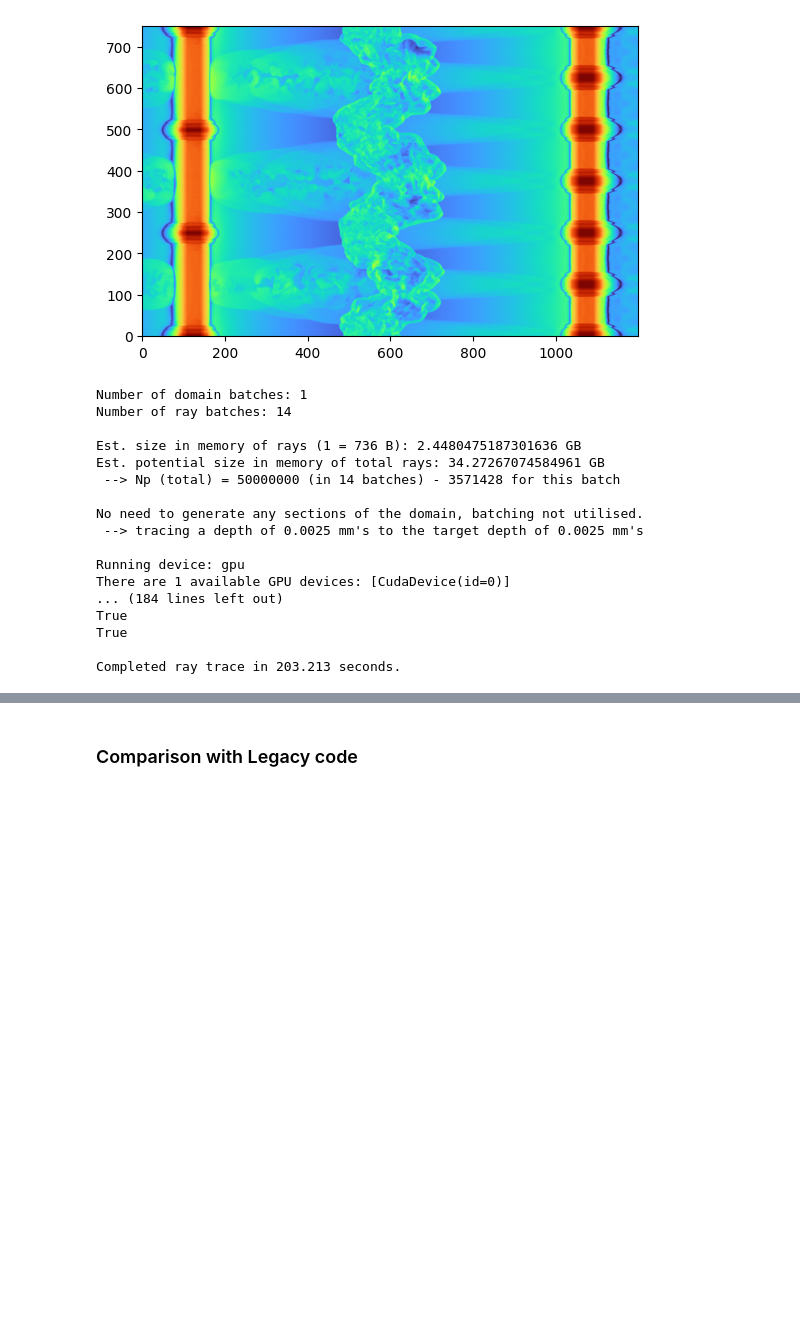
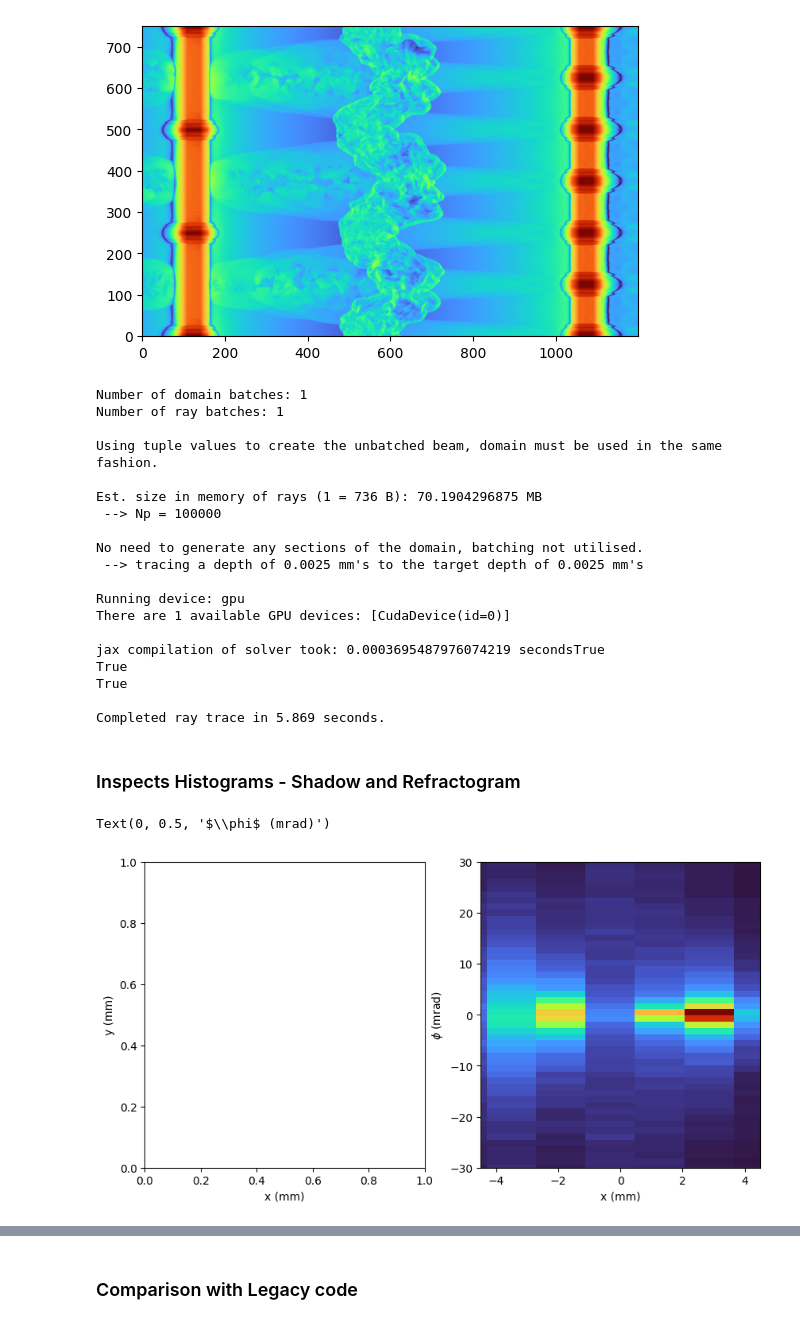
Before and after one commit to MAGPIE-ICL/SLOTH, a Jupyter notebook: examples/02.example_mesh_mesh_turbulence.ipynb, the cells around one changed output, grey strips where cells are left out. Saved outputs shown, nothing was run; the diff lists cells and outputs as text; code cells hidden in the pictures; blank space fills up the shorter version.

```diff
--- a/examples/02.example_mesh_mesh_turbulence.ipynb
+++ b/examples/02.example_mesh_mesh_turbulence.ipynb
@@ -158,25 +159,64 @@ ne_extent      =  probing_extent  # so the beam knows where to initialise initia
 divergence     =  0.1e-3
 beam_type      =  "rectangular"
 
-rf, _, duration = p.solve((beam_size, divergence, ne_extent, probing_direction, beam_type, False), domain, probing_extent, verbose = False)
+rf_jax, _, duration = p.solve((beam_size, divergence, ne_extent, probing_direction, beam_type, False), domain, probing_extent, verbose = False)
 # %% [output]
 Number of domain batches: 1
-Number of ray batches: 14
+Number of ray batches: 1
 
-Est. size in memory of rays (1 = 736 B): 2.4480475187301636 GB
-Est. potential size in memory of total rays: 34.27267074584961 GB
- --> Np (total) = 50000000 (in 14 batches) - 3571428 for this batch
+Using tuple values to create the unbatched beam, domain must be used in the same fashion.
+
+Est. size in memory of rays (1 = 736 B): 70.1904296875 MB
+ --> Np = 100000
 
 No need to generate any sections of the domain, batching not utilised.
  --> tracing a depth of 0.0025 mm's to the target depth of 0.0025 mm's
 
 Running device: gpu
 There are 1 available GPU devices: [CudaDevice(id=0)]
-... (184 lines left out)
+
+jax compilation of solver took: 0.0003695487976074219 secondsTrue
 True
 True
 
-Completed ray trace in 203.213 seconds.
+Completed ray trace in 5.869 seconds.
+# %% [markdown]
+### Inspects Histograms - Shadow and Refractogram
+# %%
+import matplotlib.colors as mcolors
+
+nbins_x=3448
+nbins_y=2574
+
+# ----------------------
+
+fig, (ax1, ax2) = plt.subplots(1,2, figsize = (10,5))
+
+_,_,_,img1 = ax2.hist2d(rf_jax[0]*1e3, rf_jax[2]*1e3, bins=(nbins_x, nbins_y), cmap ="turbo");
+
+# ax1.set_ylim([-6.75, 6.75])
+# ax1.set_xlim(-4.5, 4.5)
+# ax1.set_xticks([-4, -2, 0, 2, 4])
+ax1.set_aspect('auto')
+
+ax1.set_xlabel(r"x (mm)")
+ax1.grid(False)
+ax1.set_ylabel(r"y (mm)")
+
+_,_,_,img1 = ax2.hist2d(rf_jax[0]*1e3, rf_jax[3]*1e3, bins=(nbins_x, nbins_y), norm=mcolors.PowerNorm(1), cmap ="turbo");
+
+ax2.set_xlim(-4.5, 4.5)
+ax2.set_xticks([-4, -2, 0, 2, 4])
+ax2.set_aspect('auto')
+
+ax2.set_xlabel(r"x (mm)")
+ax2.set_ylim(-30,30)
+ax2.set_yticks([-30, -20,-10,0,10,20,30])
+ax2.grid(False)
+ax2.set_ylabel(r"$\phi$ (mrad)")
+# %% [output]
+Text(0, 0.5, '$\\phi$ (mrad)')
+[figure, added]
 # %%
 import processing.diagnostics as diag
 
```
Also changed, not shown: parts of 10 cells of this notebook, 2 other files.
